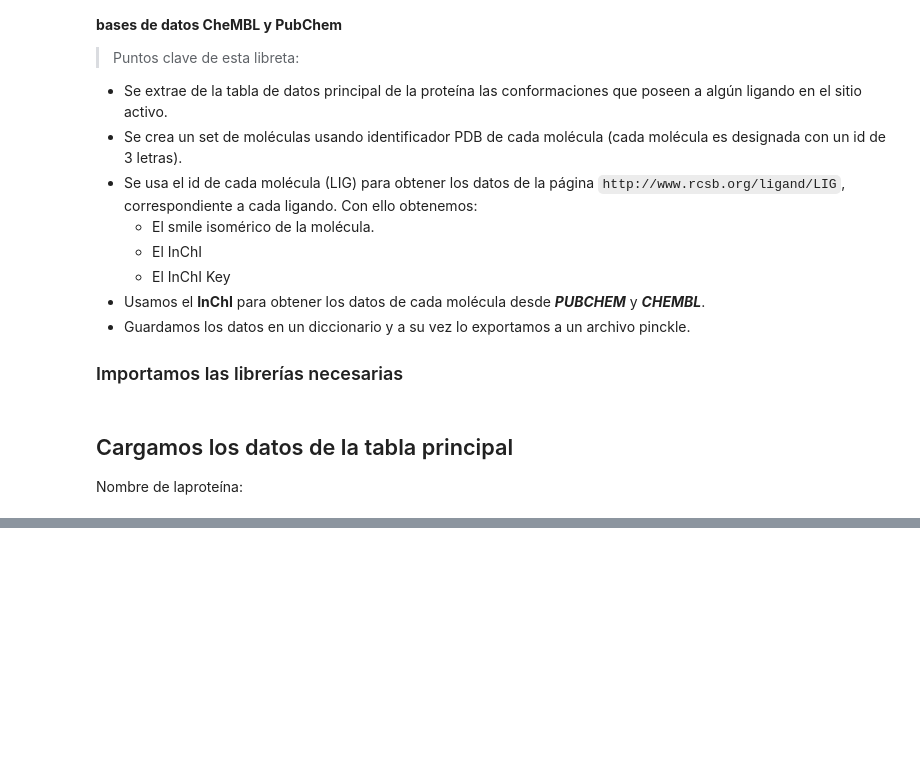
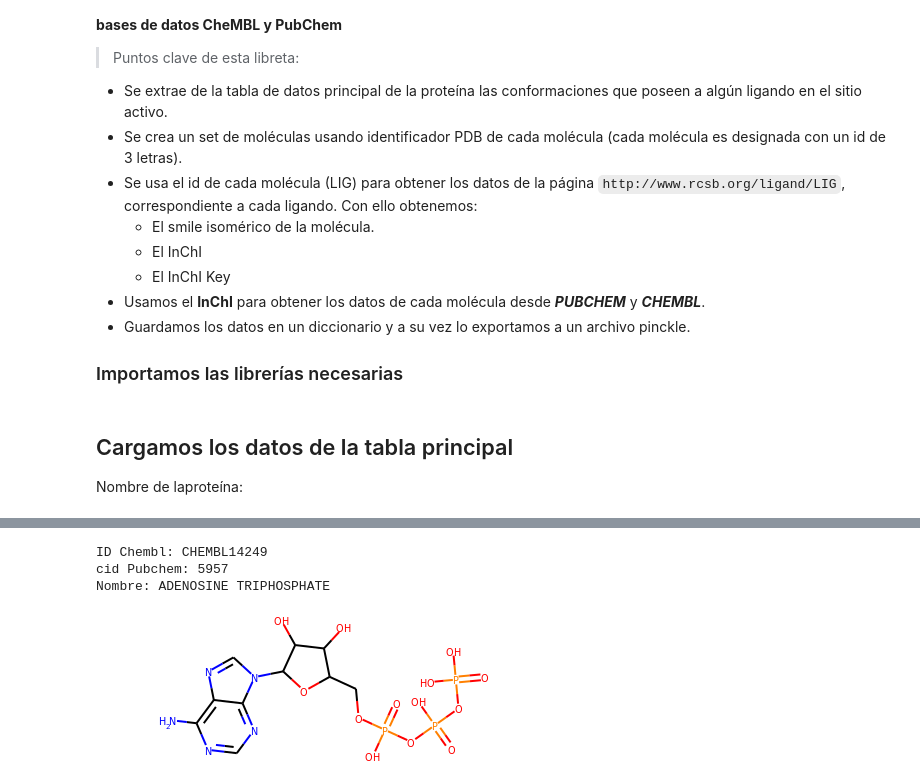
Before and after one commit to jRicciL/ERK2_notebooks, a Jupyter notebook: 1_Fetching_and_generating_data/6_Ligands_Web_Scraping.ipynb, the cells around one changed output, grey strips where cells are left out. Cells and saved outputs as stored; diff of their text form; code cells hidden in the pictures; blank space fills up the shorter version.

```diff
--- a/1_Fetching_and_generating_data/6_Ligands_Web_Scraping.ipynb
+++ b/1_Fetching_and_generating_data/6_Ligands_Web_Scraping.ipynb
@@ -34,0 +52,5 @@ path_to_json_file = glob.glob()
+# %%
+filtro_inh = df_prot_labels.Inhib.notnull()
+df_ligs_crys = df_prot_labels[filtro_inh]
+# Número total de conformaciones con algún ligando en el sitio activo
+df_ligs_crys.shape
@@ -34,0 +65,3 @@ path_to_json_file = glob.glob()
+# %%
+ligs_crys_prot = set(df_ligs_crys.Inhib)
+len(ligs_crys_prot)
@@ -34,0 +184,7 @@ path_to_json_file = glob.glob()
+# %%
+nombre_archivo = os.path.join('..','data', F'LIGS_{prot_name.upper()}_crys_pubchem_chembl_data.pkl')
+if not os.path.exists(nombre_archivo):
+    with open(nombre_archivo, 'wb') as dic_file:
+        pickle.dump(dic_ligs_crys_prot, dic_file, protocol=pickle.HIGHEST_PROTOCOL)
+else:
+    print("El archivo ya ha sido creado.")
@@ -34,0 +195,5 @@ path_to_json_file = glob.glob()
+# %%
+# Lectura del diccionario con pickle
+nombre_archivo = os.path.join('..','data', F'LIGS_{prot_name.upper()}_crys_pubchem_chembl_data.pkl')
+with open(nombre_archivo, 'rb') as dic_file:
+    dic_ligs_crys_prot = pickle.load(open(nombre_archivo, 'rb'))
@@ -34,0 +219,17 @@ path_to_json_file = glob.glob()
+# %%
+# Obtención del un ligando a través de una conformación
+lig_1aq1 = df_ligs_crys.loc['1gol', 'Inhib']
+# Imprimimos su nombre y otros datos interesantes
+lig_1aq1_data = dic_ligs_crys_prot[lig_1aq1]
+print(F'ID Chembl: {lig_1aq1_data["chembl_id"]}')
+print(F'cid Pubchem: {lig_1aq1_data["pubchem_id"]}')
+print(F'Nombre: {lig_1aq1_data["chembl_data"]["pref_name"]}')
+# Obtenemos el smiles canonico
+lig_1aq1_smiles = dic_ligs_crys_prot[lig_1aq1]['canonical_smiles']
+# Lo visualizamos con rdkit
+rd.Chem.MolFromSmiles(lig_1aq1_smiles)
+# %% [output]
+ID Chembl: CHEMBL14249
+cid Pubchem: 5957
+Nombre: ADENOSINE TRIPHOSPHATE
+[figure, added]
```
Also changed, not shown: parts of 23 cells of this notebook.
